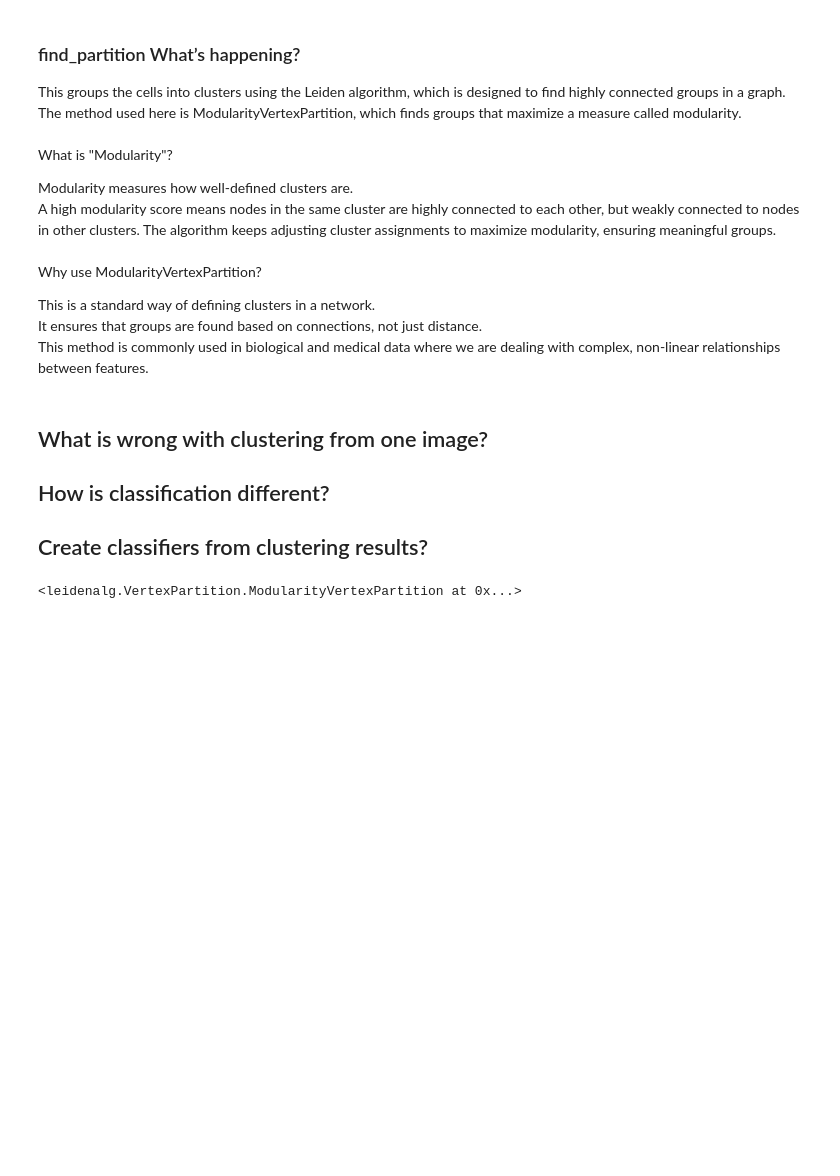
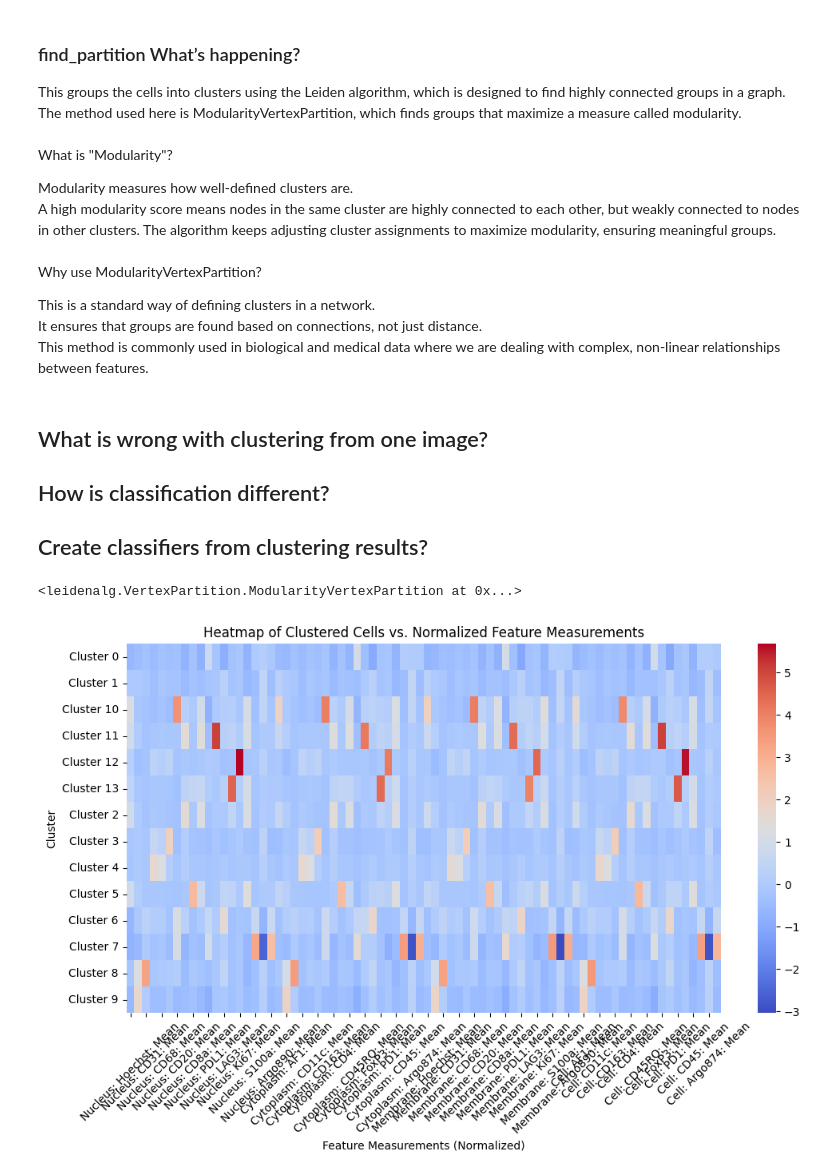
Before and after one commit to psobolewskiPhD/FS2K, a Jupyter notebook: Clustering using Python.ipynb, the cells around one changed output. Drawn from its saved outputs; the diff is of its cells as text; code cells hidden in the pictures; blank space fills up the shorter version.

```diff
--- a/Clustering using Python.ipynb
+++ b/Clustering using Python.ipynb
@@ -361,2 +365,22 @@ Get average information per measurement about each cluster!! Or die.
 # %% [output]
 <leidenalg.VertexPartition.ModularityVertexPartition at 0x...>
+# %%
+import seaborn as sns
+import matplotlib.pyplot as plt
+
+# Add cluster labels to the normalized DataFrame
+normalized_df["Cluster"] = df["UUID"].map(cluster_results)  # Assign clusters to data
+
+# Group by cluster and compute the mean of each **normalized** feature
+cluster_means = normalized_df.groupby("Cluster").mean(numeric_only=True)
+
+# Plot heatmap with normalized values
+plt.figure(figsize=(12, 6))
+sns.heatmap(cluster_means, cmap="coolwarm", annot=False)  # Set annot=True to show values
+plt.title("Heatmap of Clustered Cells vs. Normalized Feature Measurements")
+plt.xlabel("Feature Measurements (Normalized)")
+plt.ylabel("Cluster")
+plt.xticks(rotation=45)
+plt.show()
+# %% [output]
+[figure, added]
```
Also changed, not shown: parts of 8 cells of this notebook.
